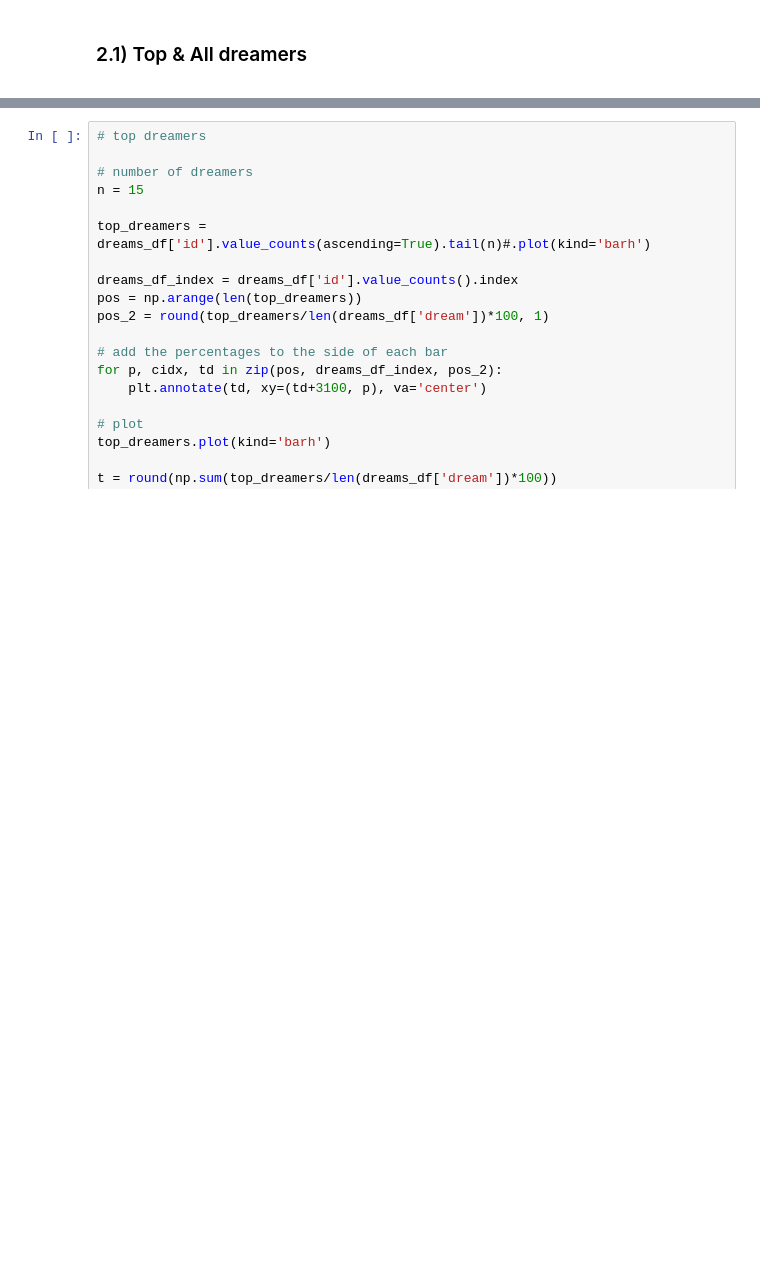
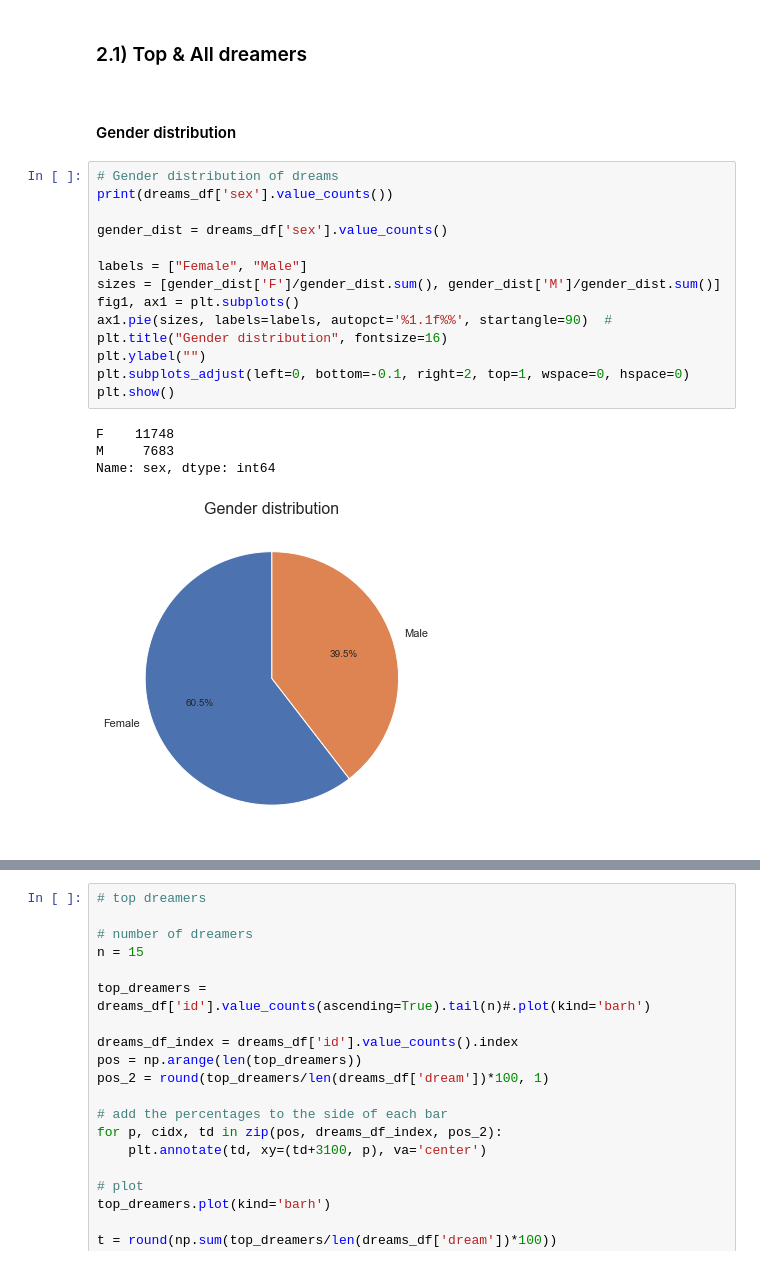
Before and after one commit to MigBap/dreambank, a Jupyter notebook: dreamresearch.net_data.ipynb, the cells around one changed output, grey strips where cells are left out. Saved outputs shown, nothing was run; the diff lists cells and outputs as text; blank space fills up the shorter version.

```diff
--- a/dreamresearch.net_data.ipynb
+++ b/dreamresearch.net_data.ipynb
@@ -548,3 +550,24 @@ memory usage: 1.3+ MB
 # %% [markdown]
 ### 2.1) Top & All dreamers
 <a id="top_all_dreamers"></a>
+# %% [markdown]
+#### Gender distribution
+# %%
+# Gender distribution of dreams
+print(dreams_df['sex'].value_counts())
+
+gender_dist = dreams_df['sex'].value_counts()
+
+labels = ["Female", "Male"]
+sizes = [gender_dist['F']/gender_dist.sum(), gender_dist['M']/gender_dist.sum()]
+fig1, ax1 = plt.subplots()
+ax1.pie(sizes, labels=labels, autopct='%1.1f%%', startangle=90)  #
+plt.title("Gender distribution", fontsize=16)
+plt.ylabel("")
+plt.subplots_adjust(left=0, bottom=-0.1, right=2, top=1, wspace=0, hspace=0)
+plt.show()
+# %% [output]
+F    11748
+M     7683
+Name: sex, dtype: int64
+[figure, added]
```
Also changed, not shown: parts of 28 cells of this notebook.
